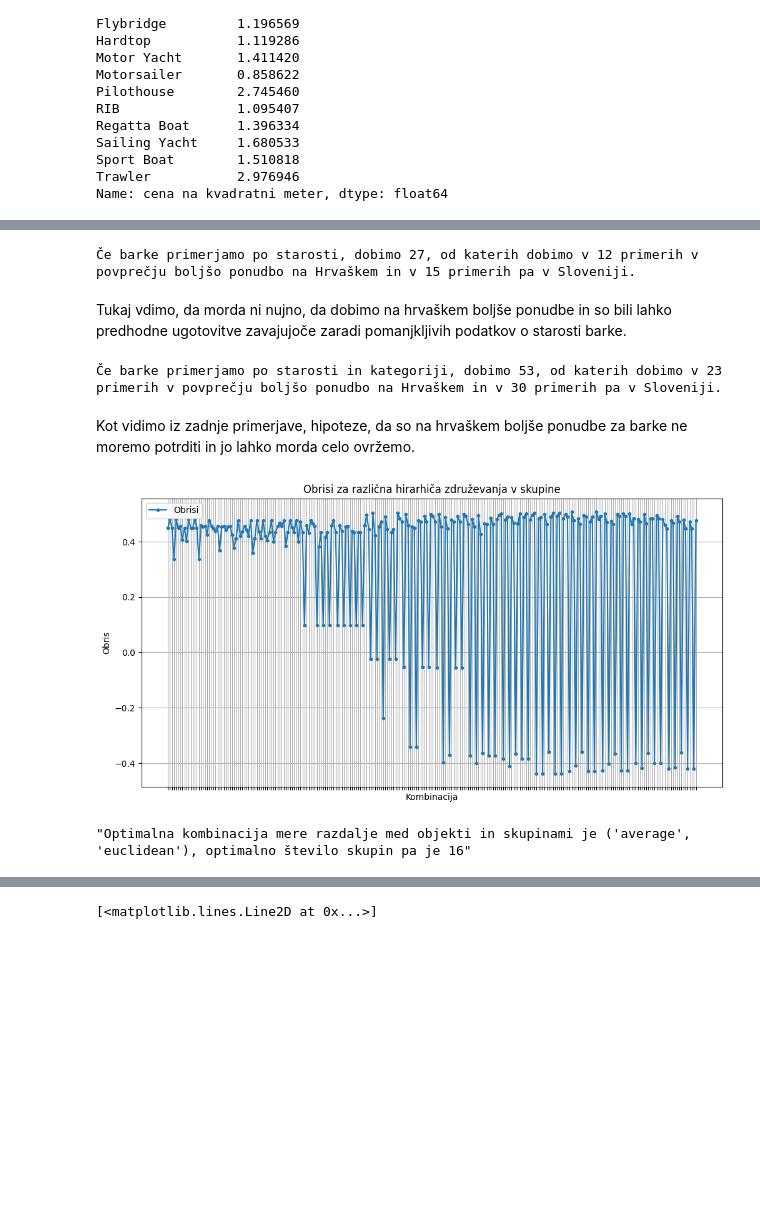
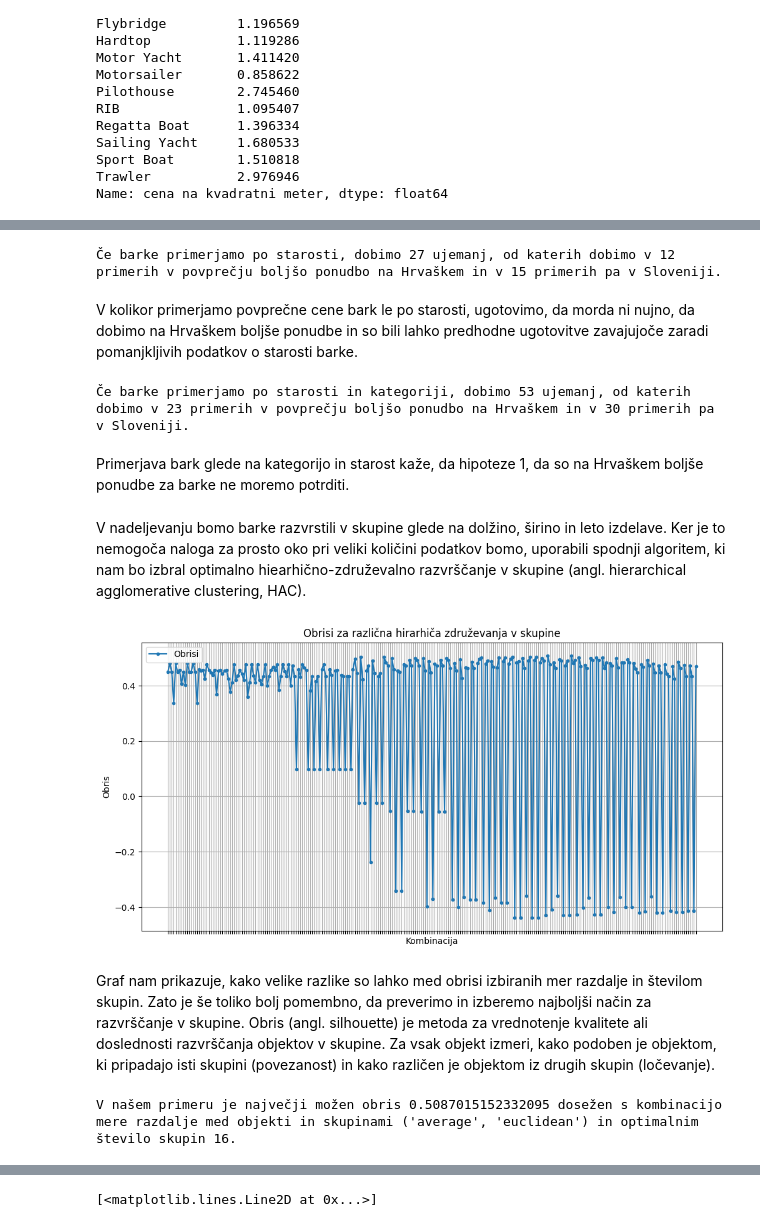
Before and after one commit to petermilivojevic/Analiza-podatkov-rabljenih-plovil, a Jupyter notebook: Prva_analiza.ipynb, the cells around one changed output, grey strips where cells are left out. Cells and saved outputs as stored; diff of their text form; code cells hidden in the pictures; blank space fills up the shorter version.

```diff
--- a/Prva_analiza.ipynb
+++ b/Prva_analiza.ipynb
@@ -89,13 +89,13 @@ hrvaska_boljse = razmerje_leto[razmerje_leto > 1].count()
 slovenija_boljse = razmerje_leto[razmerje_leto < 1].count()
 enaka_leta = razmerje_leto.dropna().count()
 print(
-    f"Če barke primerjamo po starosti, dobimo {enaka_leta}, od katerih dobimo v {hrvaska_boljse} " +
+    f"Če barke primerjamo po starosti, dobimo {enaka_leta} ujemanj, od katerih dobimo v {hrvaska_boljse} " +
     f"primerih v povprečju boljšo ponudbo na Hrvaškem in v {slovenija_boljse} primerih pa v Sloveniji."
     )
 # %% [output]
-Če barke primerjamo po starosti, dobimo 27, od katerih dobimo v 12 primerih v povprečju boljšo ponudbo na Hrvaškem in v 15 primerih pa v Sloveniji.
+Če barke primerjamo po starosti, dobimo 27 ujemanj, od katerih dobimo v 12 primerih v povprečju boljšo ponudbo na Hrvaškem in v 15 primerih pa v Sloveniji.
 # %% [markdown]
-Tukaj vdimo, da morda ni nujno, da dobimo na hrvaškem boljše ponudbe in so bili lahko predhodne ugotovitve zavajujoče zaradi pomanjkljivih podatkov o starosti barke.
+V kolikor primerjamo povprečne cene bark le po starosti, ugotovimo, da morda ni nujno, da dobimo na Hrvaškem boljše ponudbe in so bili lahko predhodne ugotovitve zavajujoče zaradi pomanjkljivih podatkov o starosti barke.
 # %%
 povp_cene = zdruzena.groupby(['lokacija', 'kategorija', 'leto'])['cena na kvadratni meter'].mean(numeric_only=True)
 razmerje = povp_cene['Slovenia']/povp_cene['Croatia']
@@ -103,13 +103,15 @@ hrvaska = razmerje[razmerje > 1].count()
 slovenija = razmerje[razmerje < 1].count()
 enaka = razmerje.dropna().count()
 print(
-    f"Če barke primerjamo po starosti in kategoriji, dobimo {enaka}, od katerih dobimo v {hrvaska} " +
+    f"Če barke primerjamo po starosti in kategoriji, dobimo {enaka} ujemanj, od katerih dobimo v {hrvaska} " +
     f"primerih v povprečju boljšo ponudbo na Hrvaškem in v {slovenija} primerih pa v Sloveniji."
     )
 # %% [output]
-Če barke primerjamo po starosti in kategoriji, dobimo 53, od katerih dobimo v 23 primerih v povprečju boljšo ponudbo na Hrvaškem in v 30 primerih pa v Sloveniji.
+Če barke primerjamo po starosti in kategoriji, dobimo 53 ujemanj, od katerih dobimo v 23 primerih v povprečju boljšo ponudbo na Hrvaškem in v 30 primerih pa v Sloveniji.
 # %% [markdown]
-Kot vidimo iz zadnje primerjave, hipoteze, da so na hrvaškem boljše ponudbe za barke ne moremo potrditi in jo lahko morda celo ovržemo.
+Primerjava bark glede na kategorijo in starost kaže, da hipoteze 1, da so na Hrvaškem boljše ponudbe za barke ne moremo potrditi.
+# %% [markdown]
+V nadeljevanju bomo barke razvrstili v skupine glede na dolžino, širino in leto izdelave. Ker je to nemogoča naloga za prosto oko pri veliki količini podatkov bomo, uporabili spodnji algoritem, ki nam bo izbral optimalno hiearhično-združevalno razvrščanje v skupine (angl. hierarchical agglomerative clustering, HAC).
 # %%
 from sklearn.cluster import AgglomerativeClustering
 from sklearn.metrics import silhouette_score
@@ -117,8 +119,7 @@ import matplotlib.pyplot as plt
 from sklearn.preprocessing import normalize
 
 razvrscanje_bark = barke_brez_kategorij.iloc[:, [2, 3, 4]]
-normalizirano = normalize(razvrscanje_bark)
-normalizirano = pd.DataFrame(normalizirano)
+normalizirano = pd.DataFrame(normalize(razvrscanje_bark))
 
 razdalje = [
     ['euclidean', 'ward'], ['euclidean', 'complete'], ['euclidean', 'single'], ['euclidean', 'average'],
@@ -128,51 +129,53 @@ razdalje = [
     ['minkowski', 'complete'], ['minkowski', 'single'], ['minkowski', 'average']
     ]
 
+min_st_skupin = 4
+max_st_skupin = 20
 norm_obrisi = []
-for n_skupin in range(4, 20):
+for n_skupin in range(min_st_skupin, max_st_skupin + 1):
     for metric, linkage in razdalje:
         norm_zdruzevanje = AgglomerativeClustering(n_clusters=n_skupin, linkage=linkage, metric=metric)
         norm_oznake = norm_zdruzevanje.fit_predict(normalizirano)
         norm_povprecje_obrisa = silhouette_score(normalizirano, norm_oznake)
         norm_obrisi.append(norm_povprecje_obrisa)
-
-norm_optimalno_st_skupin = np.argmax(norm_obrisi) + 2
-norm_optimalno_razvrscanje = AgglomerativeClustering(n_clusters=norm_optimalno_st_skupin)
-norm_optimalne_oznake = norm_optimalno_razvrscanje.fit_predict(normalizirano)
-norm_optimalen_obris = max(norm_obrisi)
 
 kombinacije = []
 komb = [
     'euclidean_ward', 'euclidean_complete', 'euclidean_single', 'euclidean_average',
     'manhattan_complete', 'manhattan_single', 'manhattan_average',
     'chebyshev_complete', 'chebyshev_single', 'chebyshev_average',
     'cosine_complete', 'cosine_single', 'cosine_average',
     'minkowski_complete', 'minkowski_single', 'minkowski_average'
     ]
-for n in range(4, 20):
+for n in range(min_st_skupin, max_st_skupin + 1):
     for e in komb:
         e = e + f'_{n}'
         kombinacije.append(e)
 
 
 plt.figure(figsize=(12, 6))
 plt.tick_params(labelbottom = False)
 plt.plot(kombinacije, norm_obrisi, marker='.', label='Obrisi')
 plt.xlabel('Kombinacija')
 plt.ylabel('Obris')
 plt.title('Obrisi za različna hirarhiča združevanja v skupine')
 plt.legend()
 plt.grid(True)
 plt.show()
 # %% [output]
-[figure, old version]
+[figure, new version]
+# %% [markdown]
+Graf nam prikazuje, kako velike razlike so lahko med obrisi izbiranih mer razdalje in številom skupin. Zato je še toliko bolj pomembno, da preverimo in izberemo najboljši način za razvrščanje v skupine. Obris (angl. silhouette) je metoda za vrednotenje kvalitete ali doslednosti razvrščanja objektov v skupine. Za vsak objekt izmeri, kako podoben je objektom, ki pripadajo isti skupini (povezanost) in kako različen je objektom iz drugih skupin (ločevanje).
 # %%
 opti = np.argmax(norm_obrisi)
-optimalna_izbira = (kombinacije[opti].split('_'), norm_obrisi[opti])
-opt_linkage = optimalna_izbira[0][1]
-opt_metric = optimalna_izbira[0][0]
-opt_st_skupin = int(optimalna_izbira[0][2])
-f"Optimalna kombinacija mere razdalje med objekti in skupinami je {opt_linkage, opt_metric}, optimalno število skupin pa je {opt_st_skupin}"
+optimalna_izbira = kombinacije[opti].split('_')
+opt_linkage = optimalna_izbira[1]
+opt_metric = optimalna_izbira[0]
+opt_st_skupin = int(optimalna_izbira[2])
+print(
+    f"V našem primeru je največji možen obris {norm_obrisi[opti]} dosežen s kombinacijo mere razdalje med objekti in skupinami {opt_linkage, opt_metric} in " +
+    f"optimalnim število skupin {opt_st_skupin}."
+)
 # %% [output]
-"Optimalna kombinacija mere razdalje med objekti in skupinami je ('average', 'euclidean'), optimalno število skupin pa je 16"
+V našem primeru je največji možen obris 0.5087015152332095 dosežen s kombinacijo mere razdalje med objekti in skupinami ('average', 'euclidean') in optimalnim število skupin 16.
 # %%
```
Also changed, not shown: parts of 16 cells of this notebook.
